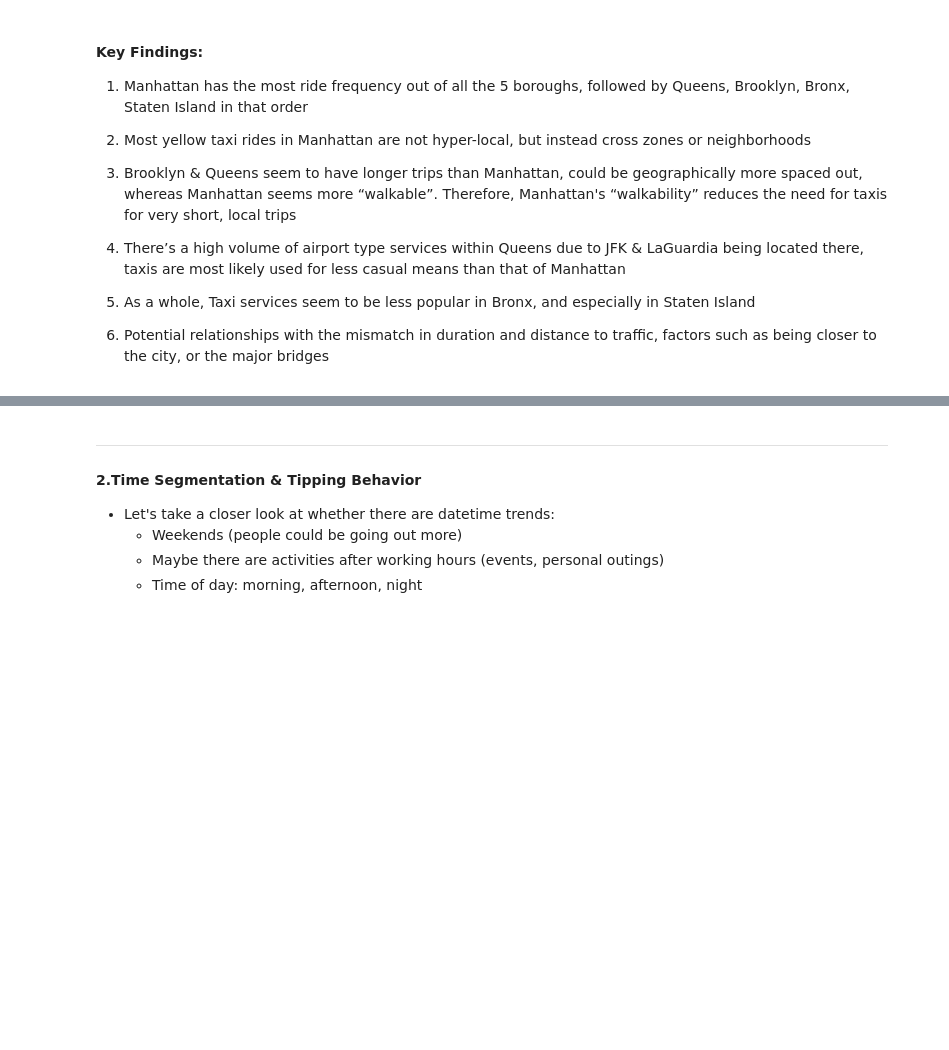
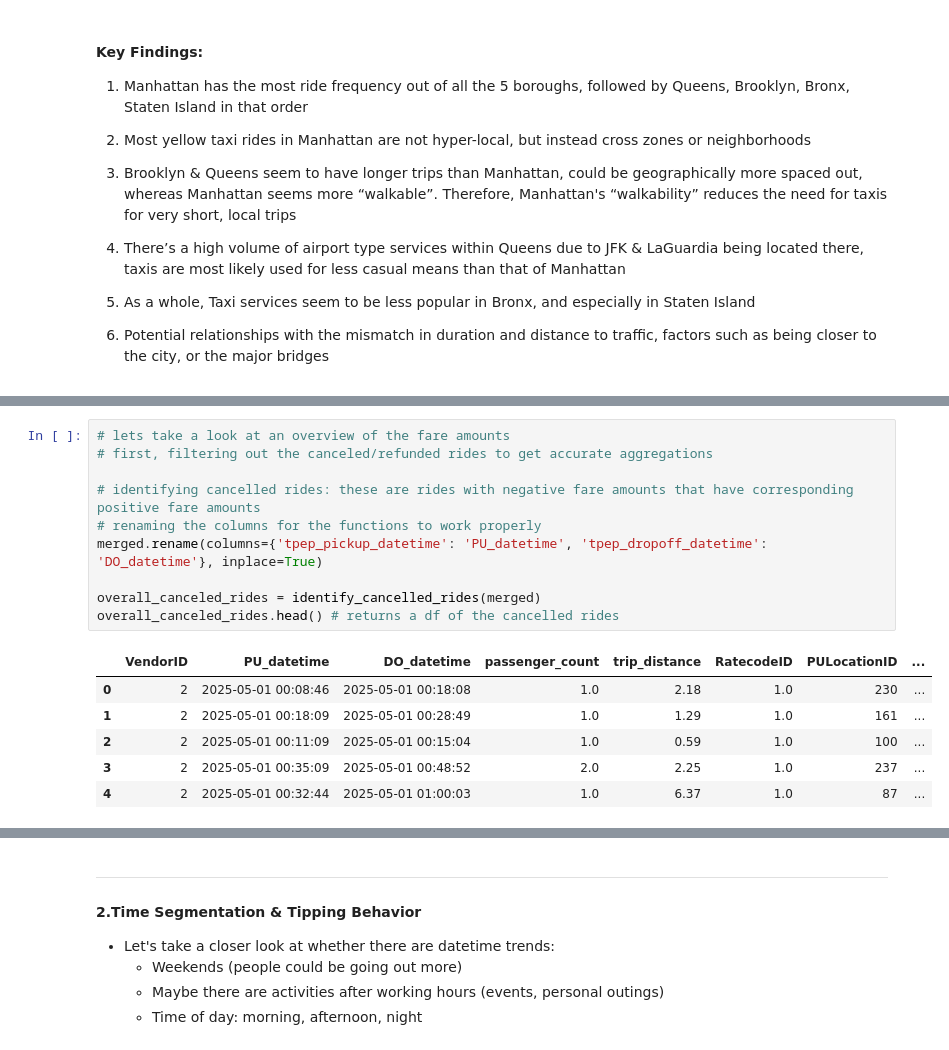
Before and after one commit to jjen1/nyc-taxis-trends, a Jupyter notebook: notebooks/yellow_taxis_eda.ipynb, the cells around one changed output, grey strips where cells are left out. Saved outputs shown, nothing was run; the diff lists cells and outputs as text; blank space fills up the shorter version.

```diff
--- a/notebooks/yellow_taxis_eda.ipynb
+++ b/notebooks/yellow_taxis_eda.ipynb
@@ -792,0 +812,17 @@ Name: count, dtype: int64
+# %%
+# lets take a look at an overview of the fare amounts
+# first, filtering out the canceled/refunded rides to get accurate aggregations
+
+# identifying cancelled rides: these are rides with negative fare amounts that have corresponding positive fare amounts
+# renaming the columns for the functions to work properly
+merged.rename(columns={'tpep_pickup_datetime': 'PU_datetime', 'tpep_dropoff_datetime': 'DO_datetime'}, inplace=True)
+
+overall_canceled_rides = identify_cancelled_rides(merged)
+overall_canceled_rides.head() # returns a df of the cancelled rides
+# %% [output]
+|  | VendorID | PU_datetime | DO_datetime | passenger_count | trip_distance | RatecodeID | PULocationID | ... |
+| 0 | 2 | 2025-05-01 00:08:46 | 2025-05-01 00:18:08 | 1.0 | 2.18 | 1.0 | 230 | ... |
+| 1 | 2 | 2025-05-01 00:18:09 | 2025-05-01 00:28:49 | 1.0 | 1.29 | 1.0 | 161 | ... |
+| 2 | 2 | 2025-05-01 00:11:09 | 2025-05-01 00:15:04 | 1.0 | 0.59 | 1.0 | 100 | ... |
+| 3 | 2 | 2025-05-01 00:35:09 | 2025-05-01 00:48:52 | 2.0 | 2.25 | 1.0 | 237 | ... |
+| 4 | 2 | 2025-05-01 00:32:44 | 2025-05-01 01:00:03 | 1.0 | 6.37 | 1.0 | 87 | ... |
```
Also changed, not shown: parts of 20 cells of this notebook, 2 other files.
